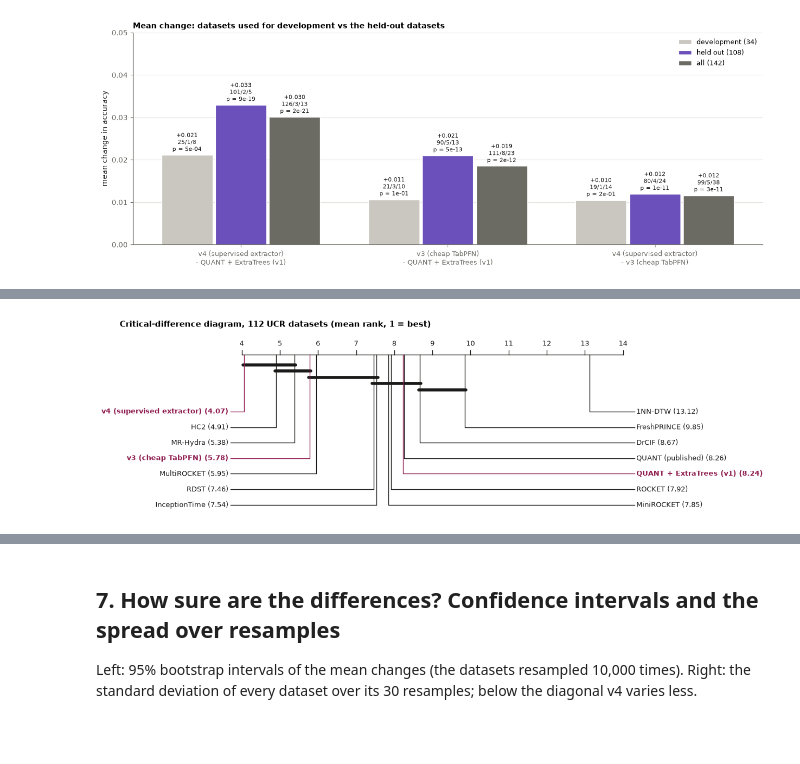
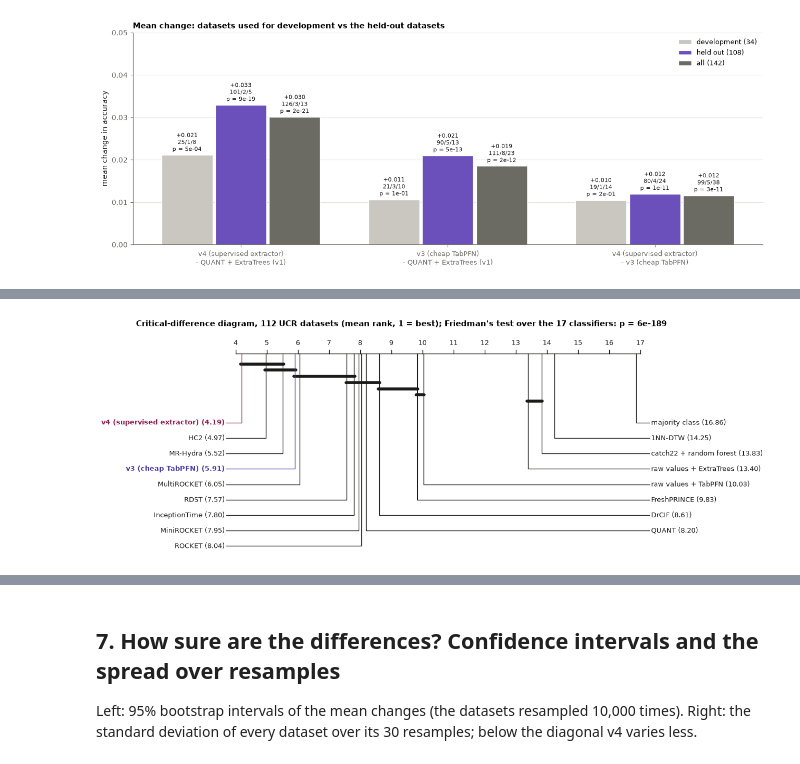
Before and after one commit to Constantin-87/quant-reproduction, a Jupyter notebook: notebooks/05_full-benchmark.ipynb, the cells around one changed output, grey strips where cells are left out. Drawn from its saved outputs; the diff is of its cells as text; code cells hidden in the pictures; blank space fills up the shorter version.

Commit message:
added base line runs and benchmark comparisons

```diff
--- a/notebooks/05_full-benchmark.ipynb
+++ b/notebooks/05_full-benchmark.ipynb
@@ -159,13 +294,11 @@ plt.show()
 34 datasets were used to choose v3's and v4's settings (`dev34.txt`), the other 108 never were (`heldout108.txt`).
 Labels: the mean change, better / equal / worse and the Wilcoxon p-value.
 # %%
-from common import dataset_list
-
-DEV = [d for d in DATASETS if d in set(dataset_list("dev34"))]             # used to choose the settings
-HELDOUT = [d for d in DATASETS if d in set(dataset_list("heldout108"))]    # never used to choose anything
+DEV = [d for d in DATASETS if d in dataset_list("dev34")]             # used to choose the settings
+HELDOUT = [d for d in DATASETS if d in dataset_list("heldout108")]    # never used to choose anything
 SUBSETS = {f"development ({len(DEV)})": DEV, f"held out ({len(HELDOUT)})": HELDOUT, f"all ({len(DATASETS)})": DATASETS}
 SUBSET_COLORS = [GROUP_COLORS["development"], GROUP_COLORS["held out"], GROUP_COLORS["all"]]
-PAIRS = [("v4", "v1"), ("v3", "v1"), ("v4", "v3")]
+PAIRS = [("v4", "v1"), ("v3", "v1"), ("v4", "v3")]           # from here on: v4 - v1 first
 
 fig, ax = plt.subplots(figsize=(13, 5))
 width = 0.26
@@ -174,9 +307,9 @@ for s, (subset, names) in enumerate(SUBSETS.items()):
         change = MEAN.loc[names, a] - MEAN.loc[names, b]
         better, equal, worse = wdl_counts(change)
         p_value = stats.wilcoxon(MEAN.loc[names, a], MEAN.loc[names, b]).pvalue
-        x = p + (s - 1) * width
-        ax.bar(x, change.mean(), width * 0.95, color=SUBSET_COLORS[s], edgecolor="white",
-               label=subset if p == 0 else None)
+        x = p + (s - 1) * width                               # three bars side by side around each pair
+        label = subset if p == 0 else None                    # name each subset once in the legend
+        ax.bar(x, change.mean(), width * 0.95, color=SUBSET_COLORS[s], edgecolor="white", label=label)
         ax.annotate(f"{signed(change.mean())}\n{better}/{equal}/{worse}\np = {p_value:.0e}", (x, change.mean()),
                     xytext=(0, 3), textcoords="offset points", ha="center", va="bottom", fontsize=8, color=TEXT)
 ax.axhline(0, color=MUTED, linewidth=1)
@@ -198,41 +393,55 @@ Wilcoxon tests are not significant after Holm's correction).
 # %%
 # the published accuracies as downloaded: one file per classifier, one row per dataset, one column per resample
-# (MR = MultiROCKET)
-REF_MEAN = pd.DataFrame({{"MR": "MultiROCKET"}.get(f.name[:-13], f.name[:-13]): pd.read_csv(f, index_col=0).mean(axis=1)
-                         for f in sorted((RESULTS_DIR / "bakeoff-redux").glob("*_accuracy.csv"))})
+REF_MEAN = pd.DataFrame()                                 # one column per classifier: its mean accuracy per dataset
+for f in sorted((RESULTS_DIR / "bakeoff-redux").glob("*_accuracy.csv")):
+    name = f.name.replace("_accuracy.csv", "")
+    if name == "MR":
+        name = "MultiROCKET"
+    REF_MEAN[name] = pd.read_csv(f, index_col=0).mean(axis=1)
 UCR112 = [d for d in DATASETS if d in REF_MEAN.index]
-BENCH = REF_MEAN.loc[UCR112].rename(columns={"QUANT": "QUANT (published)"})
-for n in NAMES:
+BENCH = REF_MEAN.loc[UCR112].copy()
+for n in ["v3", "v4"]:                                   # v1 is QUANT itself: the published QUANT stands for it
     BENCH[NAMES[n]] = MEAN.loc[UCR112, n]
-OURS = list(NAMES.values())
-check = (BENCH["QUANT (published)"] - BENCH[NAMES["v1"]]).abs()
+for name in BASE_MEAN:                                   # the baselines of section 2b
+    BENCH[name] = BASE_MEAN.loc[UCR112, name]
+
+columns = [BENCH[c] for c in BENCH]
+friedman = stats.friedmanchisquare(*columns)             # *columns: each column is one argument
+check = (BENCH["QUANT"] - MEAN.loc[UCR112, "v1"]).abs()          # the published QUANT against our v1
 
 means = BENCH.mean().sort_values()
 fig, ax = plt.subplots(figsize=(10, 5.5))
-colors = [RESULT_COLORS[next(k for k, v in NAMES.items() if v == n)] if n in OURS else OTHERS for n in means.index]
-bars = ax.barh(range(len(means)), means, 0.7, color=colors, edgecolor="white")
+bars = ax.barh(range(len(means)), means, 0.7, color=[color_of(n) for n in means.index], edgecolor="white")
 ax.bar_label(bars, fmt="{:.4f}", padding=3, fontsize=9, color=TEXT)
 ax.set_yticks(range(len(means)), means.index, fontsize=9)
-ax.set_xlim(0.70, 0.92)
+ax.set_xlim(0.30, 0.95)
 ax.set_xlabel("mean accuracy (112 UCR datasets x 30 resamples)")
-ax.set_title("Our three results (colour) among the published classifiers (grey); the published QUANT and ours\n"
-             f"differ by {check.median():.4f} per dataset (median)", loc="left")
+ax.set_title("Our three results (colour) among the published classifiers (grey) and the baselines (light);\n"
+             "the published QUANT and ours"
+             f" differ by {check.median():.4f} per dataset (median)", loc="left")
 ax.grid(True, axis="x")
 ax.grid(False, axis="y")
 fig.tight_layout()
 plt.show()
 
 
-def cd_diagram(scores, highlight=(), alpha=0.05, title=""):
+def cd_diagram(scores, highlight=(), alpha=0.05, title="", labels=None, size=None, fontsize=9, path=None):
     """Critical-difference diagram (as aeon's plot_critical_difference): mean ranks, and bars joining the classifiers
-    whose pairwise Wilcoxon signed-rank tests are not significant after Holm's correction."""
-    ranks = scores.rank(axis=1, ascending=False).mean().sort_values()
+    whose pairwise Wilcoxon signed-rank tests are not significant after Holm's correction.
+    labels: shorter names to show; size: (width, height) in inches; path: also save as path.pdf and path.png."""
+    ranks = scores.rank(axis=1, ascending=False).mean().sort_values()     # rank per dataset, then the mean
     names, k = list(ranks.index), len(ranks)
-    pairs = [(i, j) for i in range(k) for j in range(i + 1, k)]
-    p = [1.0 if (scores[names[i]] - scores[names[j]]).abs().max() < 1e-12
-         else stats.wilcoxon(scores[names[i]], scores[names[j]]).pvalue for i, j in pairs]
+    pairs = []                                           # every pair (i, j) with i < j
+    p = []                                               # its Wilcoxon p-value
+    for i in range(k):
+        for j in range(i + 1, k):
+            pairs.append((i, j))
+            if (scores[names[i]] - scores[names[j]]).abs().max() < 1e-12:
+                p.append(1.0)                            # identical results: no test possible
+            else:
+                p.append(stats.wilcoxon(scores[names[i]], scores[names[j]]).pvalue)
     same = np.ones((k, k), dtype=bool)                   # True: no significant difference
-    for step, index in enumerate(np.argsort(p)):         # Holm: reject while p <= alpha / (tests left)
+    for step, index in enumerate(np.argsort(p)):         # Holm: smallest p first, reject while p <= alpha / (tests left)
         if p[index] > alpha / (len(p) - step):
             break
         i, j = pairs[index]
@@ -240,38 +449,47 @@ def cd_diagram(scores, highlight=(), alpha=0.05, title=""):
     cliques = []                                         # the longest runs of neighbours without a difference
     for i in range(k):
         j = i
-        while j + 1 < k and same[i:j + 2, i:j + 2].all():
+        while j + 1 < k and same[i:j + 2, i:j + 2].all():   # grow while all of i..j+1 are alike
             j += 1
-        if j > i and not any(a <= i and j <= b for a, b in cliques):
+        inside = any(a <= i and j <= b for a, b in cliques)   # already part of a longer bar
+        if j > i and not inside:
             cliques.append((i, j))
     lo, hi = np.floor(ranks.min()), np.ceil(ranks.max())
     half = (k + 1) // 2
-    fig, ax = plt.subplots(figsize=(13, 1.6 + 0.32 * half))
+    if size is None:
+        size = (13, 1.6 + 0.32 * half)
+    fig, ax = plt.subplots(figsize=size)
     ax.plot([lo, hi], [0, 0], color=TEXT, linewidth=1)
     for r in np.arange(lo, hi + 1):
         ax.plot([r, r], [0, 0.08], color=TEXT, linewidth=1)
-        ax.text(r, 0.14, f"{r:.0f}", ha="center", va="bottom", fontsize=9, color=TEXT)
+        ax.text(r, 0.14, f"{r:.0f}", ha="center", va="bottom", fontsize=fontsize, color=TEXT)
     for c, (i, j) in enumerate(cliques):
         y = -0.2 - 0.12 * c
         ax.plot([ranks.iloc[i] - 0.03, ranks.iloc[j] + 0.03], [y, y], color=TEXT, linewidth=4, solid_capstyle="round")
     top = -0.2 - 0.12 * len(cliques)                     # the names start below the clique bars
-    for n, (name, r) in enumerate(ranks.items()):
+    for n, (name, r) in enumerate(ranks.items()):        # the better half on the left, the rest on the right
         left = n < half
         y = top - 0.3 * ((n if left else k - 1 - n) + 1)
         edge = lo - 0.3 if left else hi + 0.3
-        color, weight = (RESULT_COLORS["v4"], "bold") if name in highlight else (TEXT, "normal")
+        color, weight = (color_of(name), "bold") if name in highlight else (TEXT, "normal")     # ours in their colours
         ax.plot([r, r, edge], [0, y, y], color=color, linewidth=1)
-        ax.text(edge + (-0.05 if left else 0.05), y, f"{name} ({r:.2f})", ha="right" if left else "left",
-                va="center", fontsize=9, color=color, fontweight=weight)
+        label = labels.get(name, name) if labels else name
+        ax.text(edge + (-0.05 if left else 0.05), y, f"{label} ({r:.2f})", ha="right" if left else "left",
+                va="center", fontsize=fontsize, color=color, fontweight=weight)
     ax.set_xlim(lo - 3.2, hi + 3.2)
     ax.set_ylim(top - 0.3 * (half + 0.5), 0.45)
     ax.axis("off")
-    ax.set_title(title, loc="left")
-    fig.tight_layout()
+    if title:
+        ax.set_title(title, loc="left")
+    fig.tight_layout(pad=0.2)
+    if path:
+        fig.savefig(f"{path}.pdf", bbox_inches="tight")
+        fig.savefig(f"{path}.png", dpi=300, bbox_inches="tight")
     plt.show()
     return ranks, cliques
 
 
 ranks, cliques = cd_diagram(BENCH, highlight=OURS,
-                            title="Critical-difference diagram, 112 UCR datasets (mean rank, 1 = best)")
+                            title=f"Critical-difference diagram, 112 UCR datasets (mean rank, 1 = best); Friedman's test "
+                                  f"over the {BENCH.shape[1]} classifiers: p = {friedman.pvalue:.0e}")
 # %% [output]
@@ -279 +497 @@ ranks, cliques = cd_diagram(BENCH, highlight=OURS,
-[figure, old version]
+[figure, new version]
```
Also changed, not shown: parts of 29 cells of this notebook, 46 other files.
